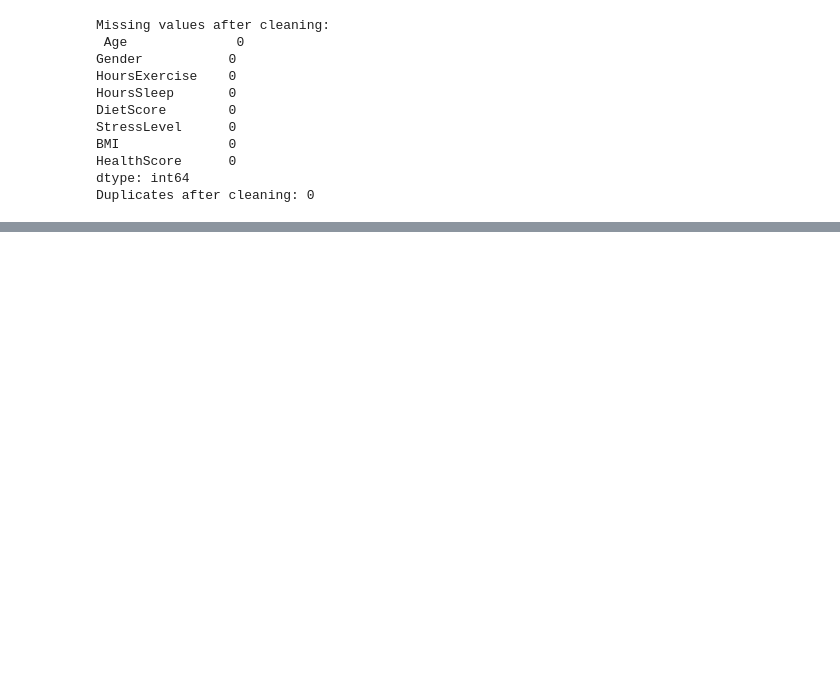
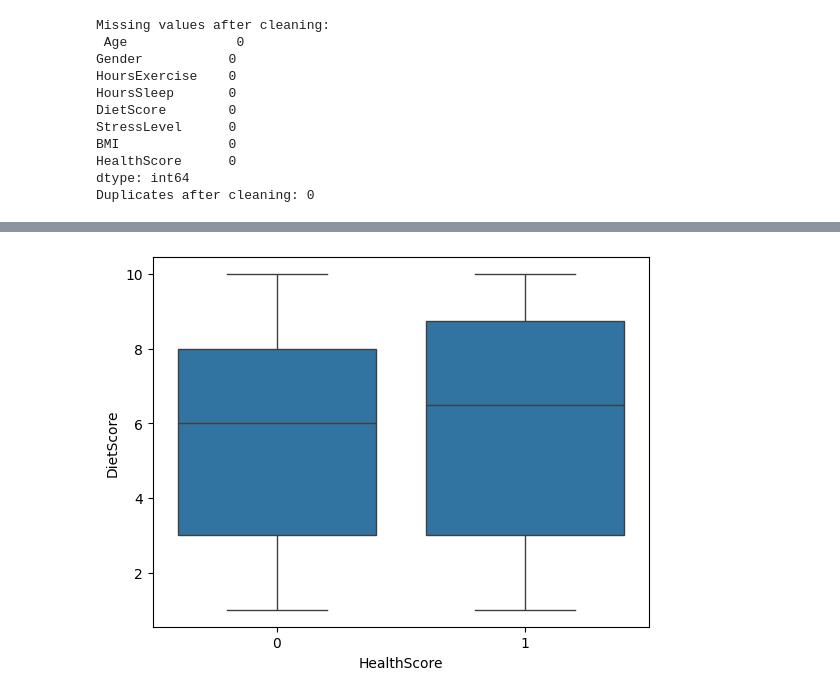
Before and after one commit to 200612780/AIDI1002, a Jupyter notebook: Project_Smart_Health_&_Lifestyle_Prediction_System.ipynb, the cells around one changed output, grey strips where cells are left out. Saved outputs shown, nothing was run; the diff lists cells and outputs as text; code cells hidden in the pictures; blank space fills up the shorter version.

```diff
--- a/Project_Smart_Health_&_Lifestyle_Prediction_System.ipynb
+++ b/Project_Smart_Health_&_Lifestyle_Prediction_System.ipynb
@@ -162,0 +183,6 @@ df['BMI_Category'] = le.fit_transform(df['BMI_Category'])
+# %%
+# TODO 12: DietScore vs HealthScore
+sns.boxplot(x='HealthScore', y='DietScore', data=df)
+plt.show()
+# %% [output]
+[figure, added]
```
Also changed, not shown: parts of 6 cells of this notebook.
